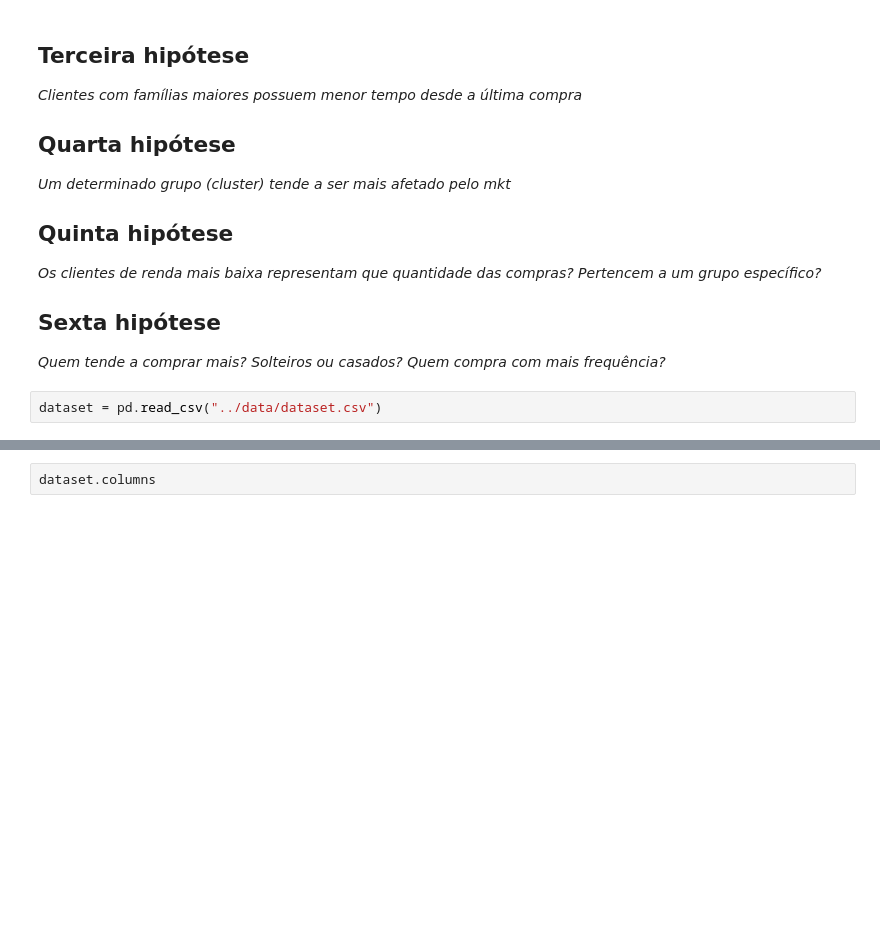
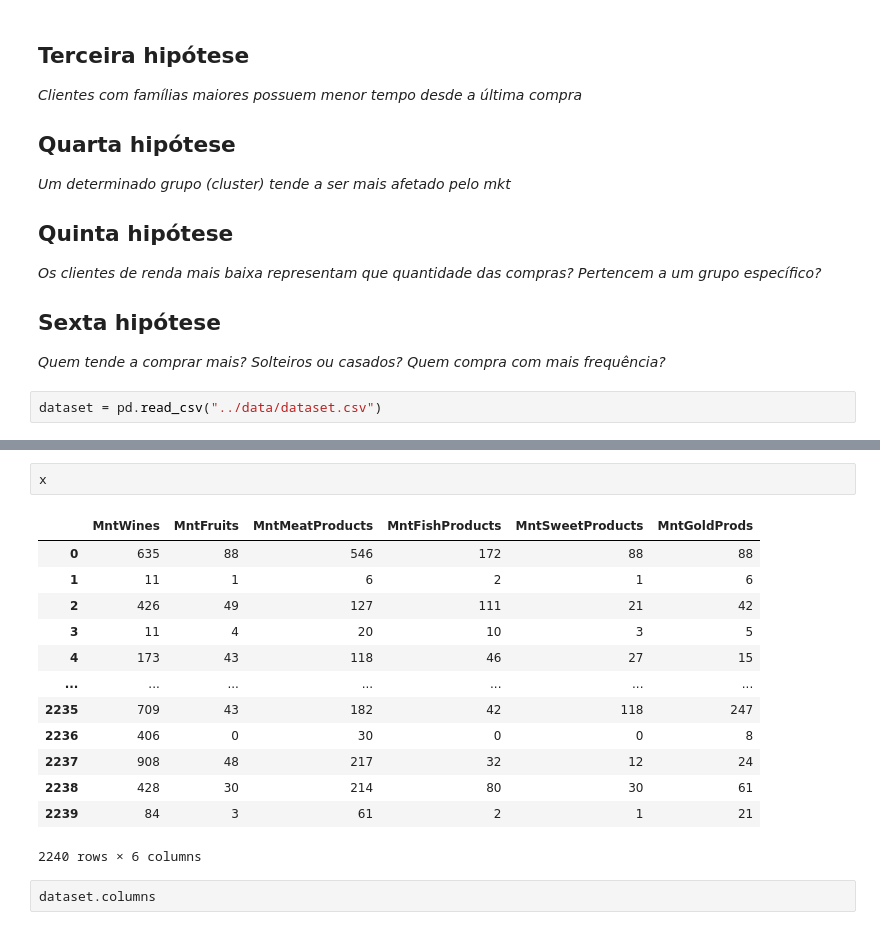
Before and after one commit to BrunoSantosPK/case-client-behavior, a Jupyter notebook: notebooks/explorando.ipynb, the cells around one changed output, grey strips where cells are left out. Cells and saved outputs as stored; diff of their text form; blank space fills up the shorter version.

```diff
--- a/notebooks/explorando.ipynb
+++ b/notebooks/explorando.ipynb
@@ -35,3 +109,19 @@ dataset = pd.read_csv("../data/dataset.csv")
+# %%
+x
+# %% [output]
+|  | MntWines | MntFruits | MntMeatProducts | MntFishProducts | MntSweetProducts | MntGoldProds |
+| 0 | 635 | 88 | 546 | 172 | 88 | 88 |
+| 1 | 11 | 1 | 6 | 2 | 1 | 6 |
+| 2 | 426 | 49 | 127 | 111 | 21 | 42 |
+| 3 | 11 | 4 | 20 | 10 | 3 | 5 |
+| 4 | 173 | 43 | 118 | 46 | 27 | 15 |
+| ... | ... | ... | ... | ... | ... | ... |
+| 2235 | 709 | 43 | 182 | 42 | 118 | 247 |
+| 2236 | 406 | 0 | 30 | 0 | 0 | 8 |
+| 2237 | 908 | 48 | 217 | 32 | 12 | 24 |
+| 2238 | 428 | 30 | 214 | 80 | 30 | 61 |
+| 2239 | 84 | 3 | 61 | 2 | 1 | 21 |
+2240 rows × 6 columns
 # %%
 dataset.columns
 # %% [output]
```
Also changed, not shown: parts of 7 cells of this notebook.
